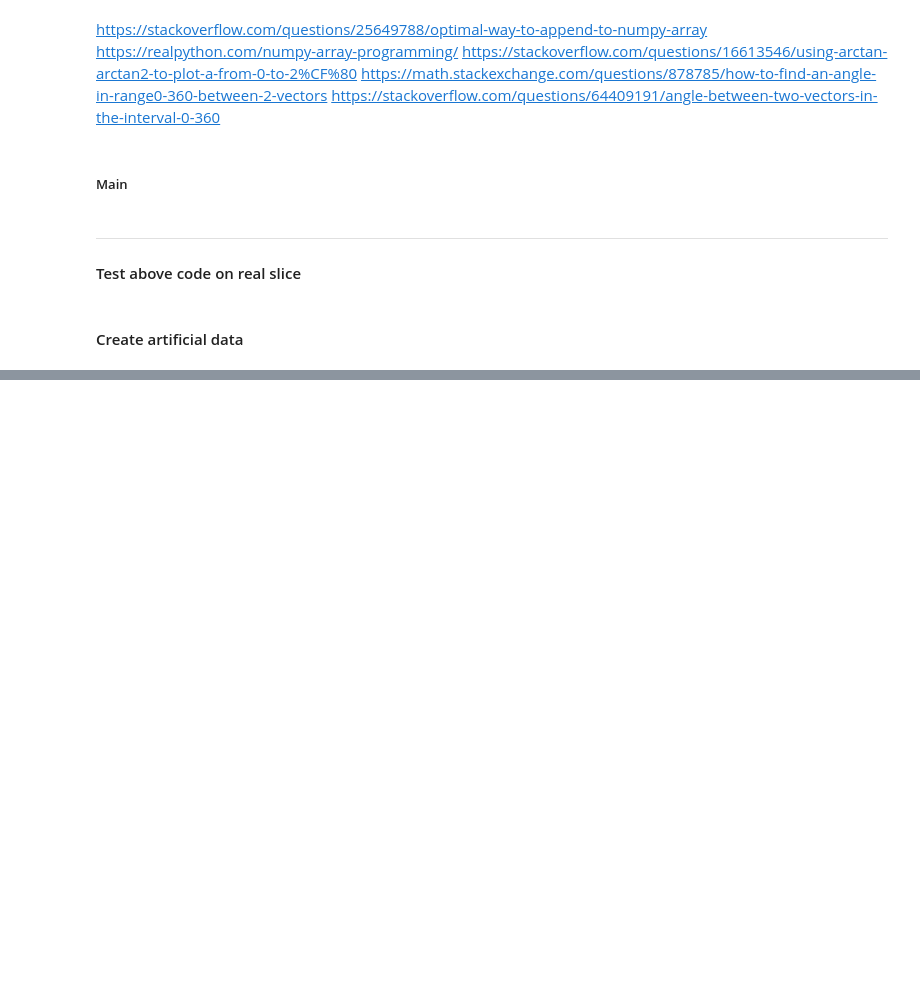
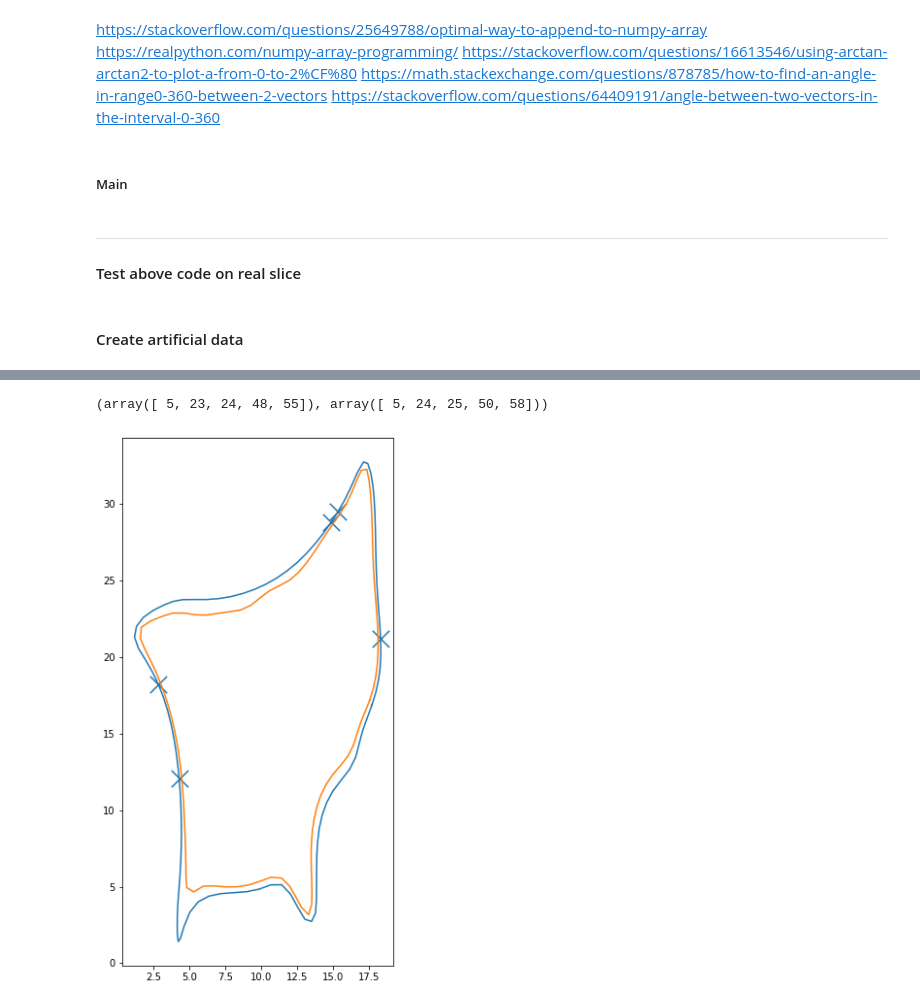
Before and after one commit to artorg-unibe-ch/spline_mesher, a Jupyter notebook: tmp/intersection_internal.ipynb, the cells around one changed output, grey strips where cells are left out. Drawn from its saved outputs; the diff is of its cells as text; code cells hidden in the pictures; blank space fills up the shorter version.

```diff
--- a/tmp/intersection_internal.ipynb
+++ b/tmp/intersection_internal.ipynb
@@ -666,0 +670,21 @@ matplotlib.matplotlib_fname()
+# %%
+import numpy as np
+from scipy.spatial import distance_matrix
+
+
+# compute the distance matrix
+dist_mat = distance_matrix(ext_array, int_array, p=3) # p=2 means euclidean distance
+
+tol = 180e-3
+indices = np.where(dist_mat < tol)
+print(indices)
+
+# plot indices
+plt.figure(figsize=(5, 10))
+plt.plot(ext_array[:, 0], ext_array[:, 1])
+plt.plot(int_array[:, 0], int_array[:, 1])
+plt.scatter(ext_array[indices[0], 0], ext_array[indices[0], 1], marker='x', s=300)
+print('')
+# %% [output]
+(array([ 5, 23, 24, 48, 55]), array([ 5, 24, 25, 50, 58]))
+[figure, added]
```
Also changed, not shown: parts of 6 cells of this notebook, 2 other files.
